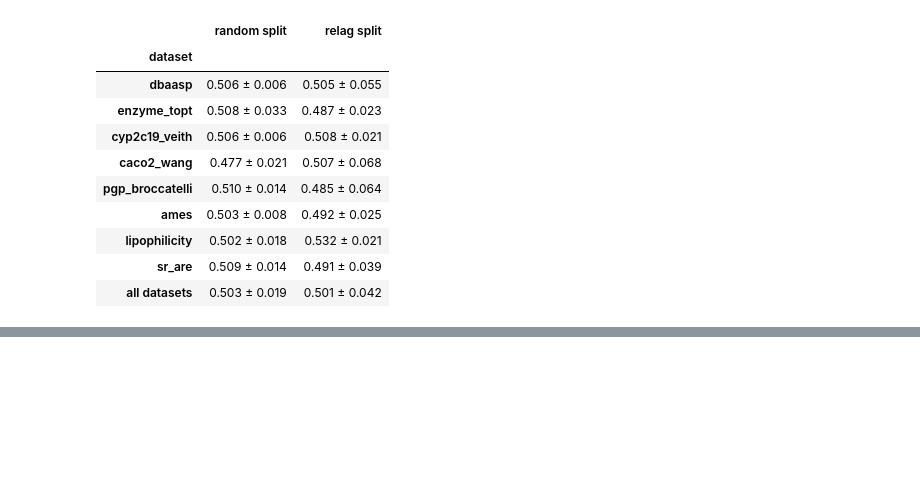
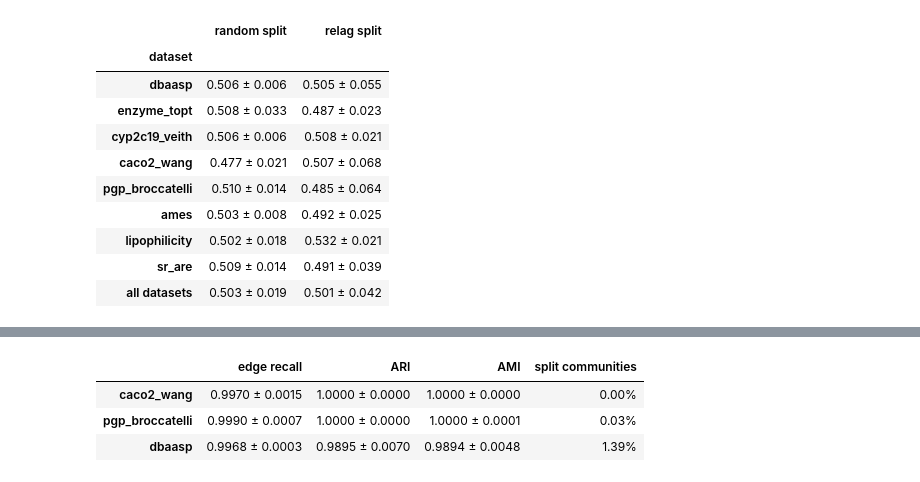
Before and after one commit to anthol42/relag-paper, a Jupyter notebook: notebooks/comparison_figures.ipynb, the cells around one changed output, grey strips where cells are left out. Saved outputs shown, nothing was run; the diff lists cells and outputs as text; code cells hidden in the pictures; blank space fills up the shorter version.

```diff
--- a/notebooks/comparison_figures.ipynb
+++ b/notebooks/comparison_figures.ipynb
@@ -1470,0 +1515,22 @@ shift_table
+# %%
+# ---- Table: HNSW + Leiden vs exact + Leiden (mean ± std over HNSW builds) --------
+
+def _fidelity_row(name: str) -> dict:
+    r = fidelity[name]
+    stat = lambda key: (lambda v: f"{np.mean(v):.4f} ± {np.std(v, ddof=1):.4f}")(
+        [b[key] for b in r["builds"]])
+    split = [b["n_split_communities"] for b in r["builds"]]
+    return {
+        "edge recall": stat("recall"),
+        "ARI": stat("ari"),
+        "AMI": stat("ami"),
+        "split communities": f"{100 * np.mean(split) / r['n_exact_communities']:.2f}%",
+    }
+
+fidelity_table = pd.DataFrame({name: _fidelity_row(name) for name in FID_DATASETS}).T
+fidelity_table
+# %% [output]
+|  | edge recall | ARI | AMI | split communities |
+| caco2_wang | 0.9970 ± 0.0015 | 1.0000 ± 0.0000 | 1.0000 ± 0.0000 | 0.00% |
+| pgp_broccatelli | 0.9990 ± 0.0007 | 1.0000 ± 0.0000 | 1.0000 ± 0.0001 | 0.03% |
+| dbaasp | 0.9968 ± 0.0003 | 0.9895 ± 0.0070 | 0.9894 ± 0.0048 | 1.39% |
```
Also changed, not shown: parts of 2 cells of this notebook, 17 other files.
